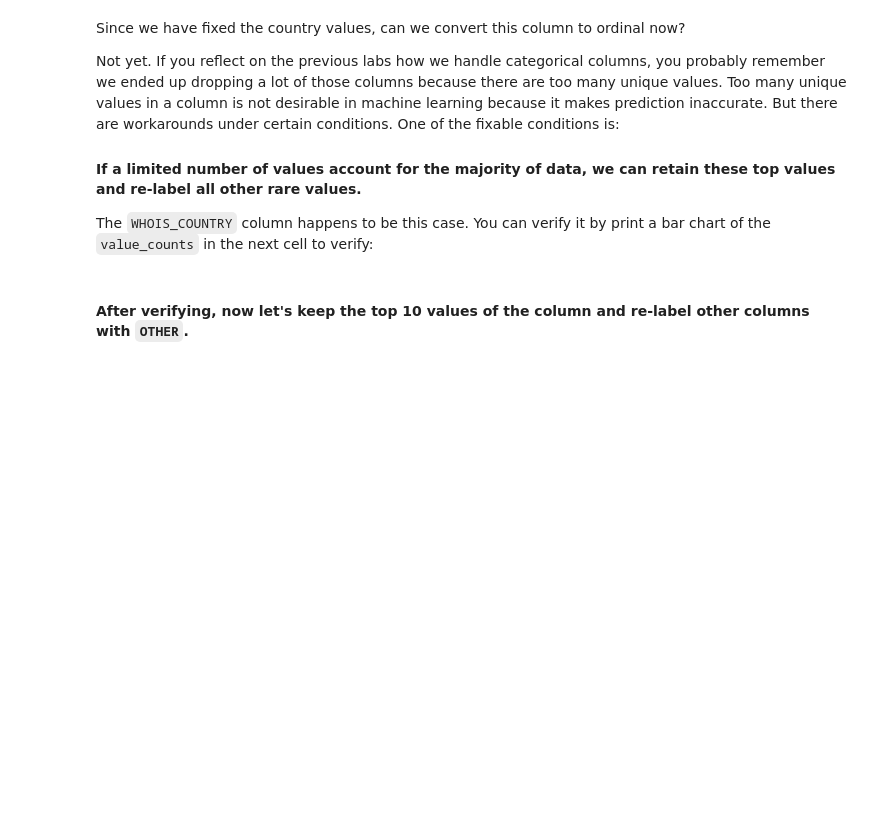
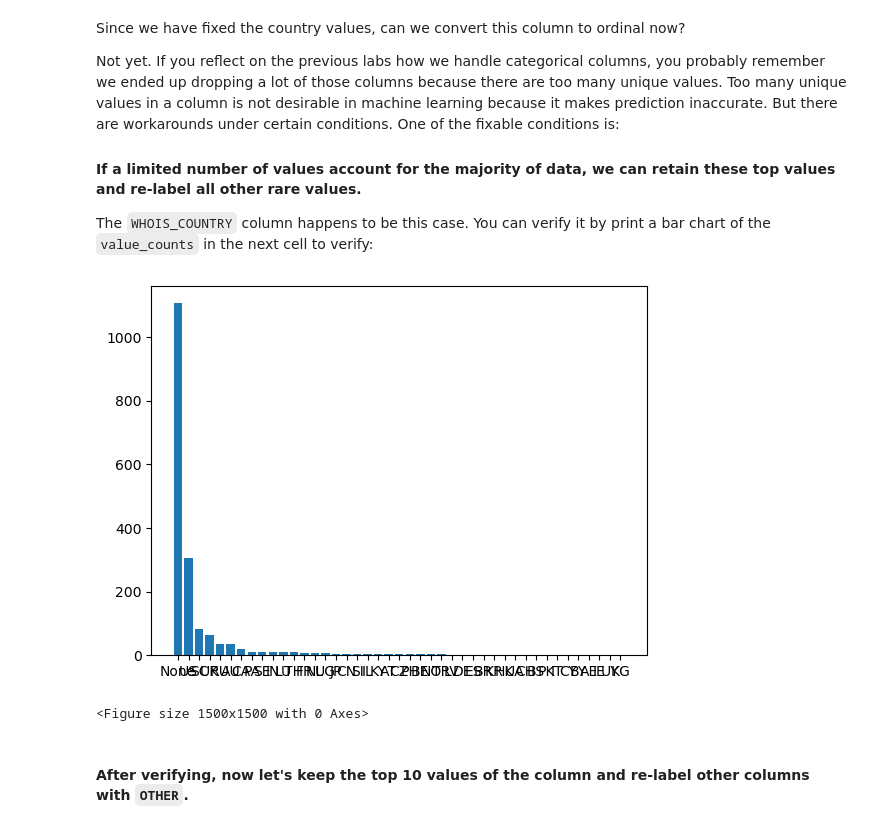
Before and after one commit to marcosfsousa/lab-supervised-learning-en, a Jupyter notebook: your-code/main.ipynb, the cells around one changed output. Saved outputs shown, nothing was run; the diff lists cells and outputs as text; code cells hidden in the pictures; blank space fills up the shorter version.

```diff
--- a/your-code/main.ipynb
+++ b/your-code/main.ipynb
@@ -46,6 +46,8 @@ Let's start by exploring the dataset. First load the data file:
 *Source: [kaggle](https://www.kaggle.com/viratkothari/malicious-and-benign-websites-classification)*
 # %%
 websites = pd.read_csv('../website.csv')
+
+websites_original = pd.read_csv('../website.csv')
 # %% [markdown]
 #### Explore the data from an bird's-eye view.
 
@@ -366,5 +515,14 @@ good_country = {'None':'None',
                 'UY':'UY',
                 'KG':'KG'}
 
-websites.WHOIS_COUNTRY = websites.WHOIS_COUNTRY.apply(lambda x : good_country[x])
+# Doesn't handle nan values correctly and returns a KeyError
+
+#websites_original.WHOIS_COUNTRY = websites_original.WHOIS_COUNTRY.apply(lambda x : good_country[x])
+
+# Alternative with fillna() inserting 'None' where NaNs are found
+websites_original['WHOIS_COUNTRY'] = (
+    websites_original['WHOIS_COUNTRY']
+    .map(good_country)
+    .fillna('None')
+)
 # %%
@@ -383,6 +547,9 @@ def print_bar_plot(x,y):
     plt.figure(figsize=(15,15))
     return plt.show()
 # %%
-print_bar_plot(websites.WHOIS_COUNTRY.unique(),websites.WHOIS_COUNTRY.value_counts());
+print_bar_plot(websites_original.WHOIS_COUNTRY.unique(),websites_original.WHOIS_COUNTRY.value_counts());
+# %% [output]
+[figure, added]
+<Figure size 1500x1500 with 0 Axes>
 # %% [markdown]
 #### After verifying, now let's keep the top 10 values of the column and re-label other columns with `OTHER`.
```
Also changed, not shown: parts of 55 cells of this notebook.
